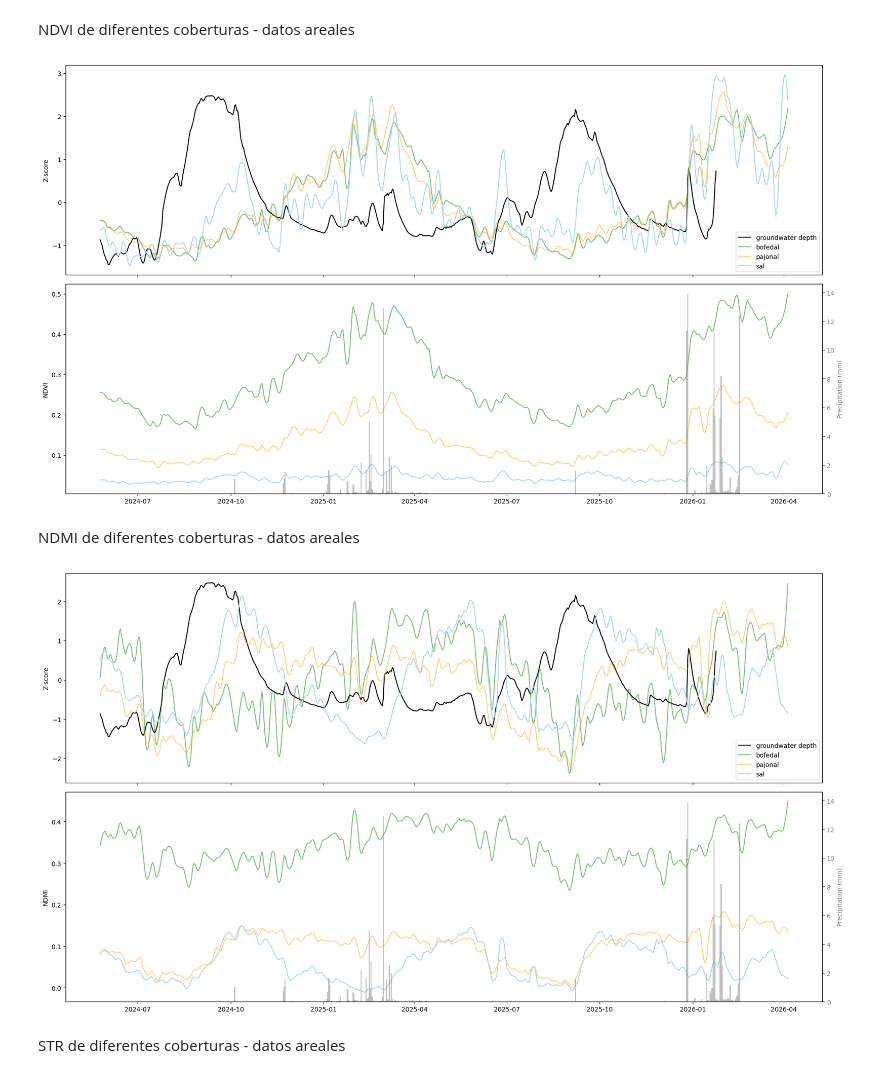
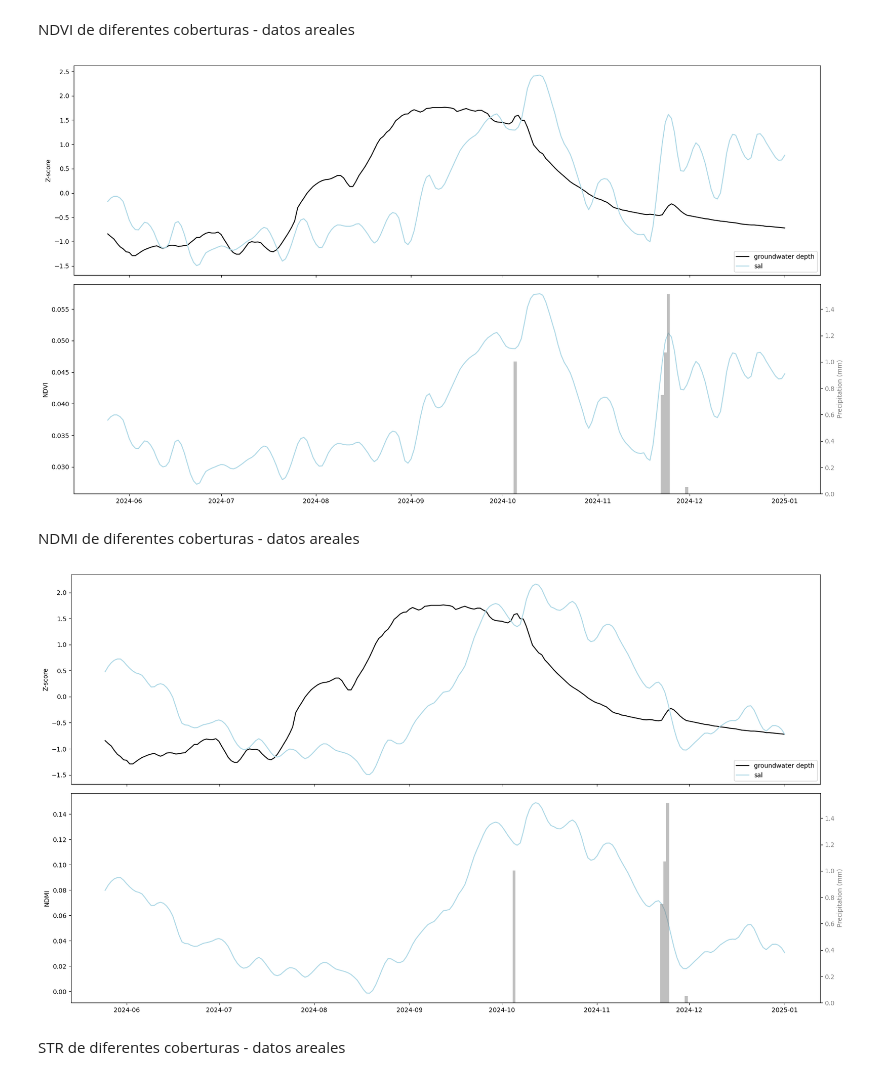
Before and after one commit to pibonacic/groundwater-remote-sensing, a Jupyter notebook: code/north-exploration.ipynb, the cells around one changed output. Cells and saved outputs as stored; diff of their text form; code cells hidden in the pictures.

```diff
--- a/code/north-exploration.ipynb
+++ b/code/north-exploration.ipynb
@@ -39,12 +39,12 @@ remote_df_a = smooth_data(remote_df_a, None, 11, 2)
 # %%
 # Point data - ZN
 fused_df_p = merge_datasets(insitu_df1, remote_df_p)
-fused_df_p = slice_by_dates(fused_df_p, '2024-05-20', '2026-04-20')
+fused_df_p = slice_by_dates(fused_df_p, '2024-05-20', '2025-01-01')
 z_df_p = fused_df_p.apply(zscore, nan_policy='omit')
 
 # Areal data - ZN
 fused_df_a = merge_datasets(insitu_df1, remote_df_a)
-fused_df_a = slice_by_dates(fused_df_a, '2024-05-20', '2026-04-20')
+fused_df_a = slice_by_dates(fused_df_a, '2024-05-20', '2025-01-01')
 z_df_a = fused_df_a.apply(zscore, nan_policy='omit')
 # %% [markdown]
 ### Plots
@@ -93,15 +93,15 @@ fig, (ax1, ax2) = plt.subplots(2, 1, figsize=(18, 10), sharex=True)
 
 # Plot superior
 ax1.plot(z_df_a.index, z_df_a['SDH1PS01_gw-depth_m'], label='groundwater depth', c='black')
-ax1.plot(z_df_a.index, z_df_a['bof_ndvi'], label='bofedal', c='green', alpha=0.5)
-ax1.plot(z_df_a.index, z_df_a['paj_ndvi'], label='pajonal', c='orange', alpha=0.5)
+#ax1.plot(z_df_a.index, z_df_a['bof_ndvi'], label='bofedal', c='green', alpha=0.5)
+#ax1.plot(z_df_a.index, z_df_a['paj_ndvi'], label='pajonal', c='orange', alpha=0.5)
 ax1.plot(z_df_a.index, z_df_a['salt_ndvi'], label='sal', c='lightblue', alpha=1)
 ax1.set_ylabel('Z-score')
 ax1.legend(loc='lower right')
 
 # Plot inferior
-ax2.plot(fused_df_a.index, fused_df_a['bof_ndvi'], label='bofedal', c='green', alpha=0.5)
-ax2.plot(fused_df_a.index, fused_df_a['paj_ndvi'], label='pajonal', c='orange', alpha=0.5)
+#ax2.plot(fused_df_a.index, fused_df_a['bof_ndvi'], label='bofedal', c='green', alpha=0.5)
+#ax2.plot(fused_df_a.index, fused_df_a['paj_ndvi'], label='pajonal', c='orange', alpha=0.5)
 ax2.plot(fused_df_a.index, fused_df_a['salt_ndvi'], label='sal', c='lightblue', alpha=1)
 ax2.set_ylabel('NDVI')
 
@@ -114,37 +114,37 @@ ax3.tick_params(axis='y', labelcolor='gray')
 plt.tight_layout()
 plt.show()
 # %% [output]
-[figure, old version]
+[figure, new version]
 # %% [markdown]
 NDMI de diferentes coberturas - datos areales
 # %%
 # Figure
 fig, (ax1, ax2) = plt.subplots(2, 1, figsize=(18, 10), sharex=True)
 
 # Plot superior
 ax1.plot(z_df_a.index, z_df_a['SDH1PS01_gw-depth_m'], label='groundwater depth', c='black')
-ax1.plot(z_df_a.index, z_df_a['bof_ndmi'], label='bofedal', c='green', alpha=0.5)
-ax1.plot(z_df_a.index, z_df_a['paj_ndmi'], label='pajonal', c='orange', alpha=0.5)
+#ax1.plot(z_df_a.index, z_df_a['bof_ndmi'], label='bofedal', c='green', alpha=0.5)
+#ax1.plot(z_df_a.index, z_df_a['paj_ndmi'], label='pajonal', c='orange', alpha=0.5)
 ax1.plot(z_df_a.index, z_df_a['salt_ndmi'], label='sal', c='lightblue', alpha=1)
 ax1.set_ylabel('Z-score')
 ax1.legend(loc='lower right')
 
 # Plot inferior
-ax2.plot(fused_df_a.index, fused_df_a['bof_ndmi'], label='bofedal', c='green', alpha=0.5)
-ax2.plot(fused_df_a.index, fused_df_a['paj_ndmi'], label='pajonal', c='orange', alpha=0.5)
+#ax2.plot(fused_df_a.index, fused_df_a['bof_ndmi'], label='bofedal', c='green', alpha=0.5)
+#ax2.plot(fused_df_a.index, fused_df_a['paj_ndmi'], label='pajonal', c='orange', alpha=0.5)
 ax2.plot(fused_df_a.index, fused_df_a['salt_ndmi'], label='sal', c='lightblue', alpha=1)
 ax2.set_ylabel('NDMI')
 
 # Eje Y secundario (pp)
 ax3 = ax2.twinx()
 ax3.bar(fused_df_p.index, fused_df_p['ATMOS41_precipitation_mm'], width=1, color='gray', alpha=0.5, label='Precipitation (mm)')
 ax3.set_ylabel('Precipitation (mm)', color='gray')
 ax3.tick_params(axis='y', labelcolor='gray')
 
 plt.tight_layout()
 plt.show()
 # %% [output]
-[figure, old version]
+[figure, new version]
 # %% [markdown]
 STR de diferentes coberturas - datos areales
 # %%
```
Also changed, not shown: parts of 9 cells of this notebook, 4 other files.
